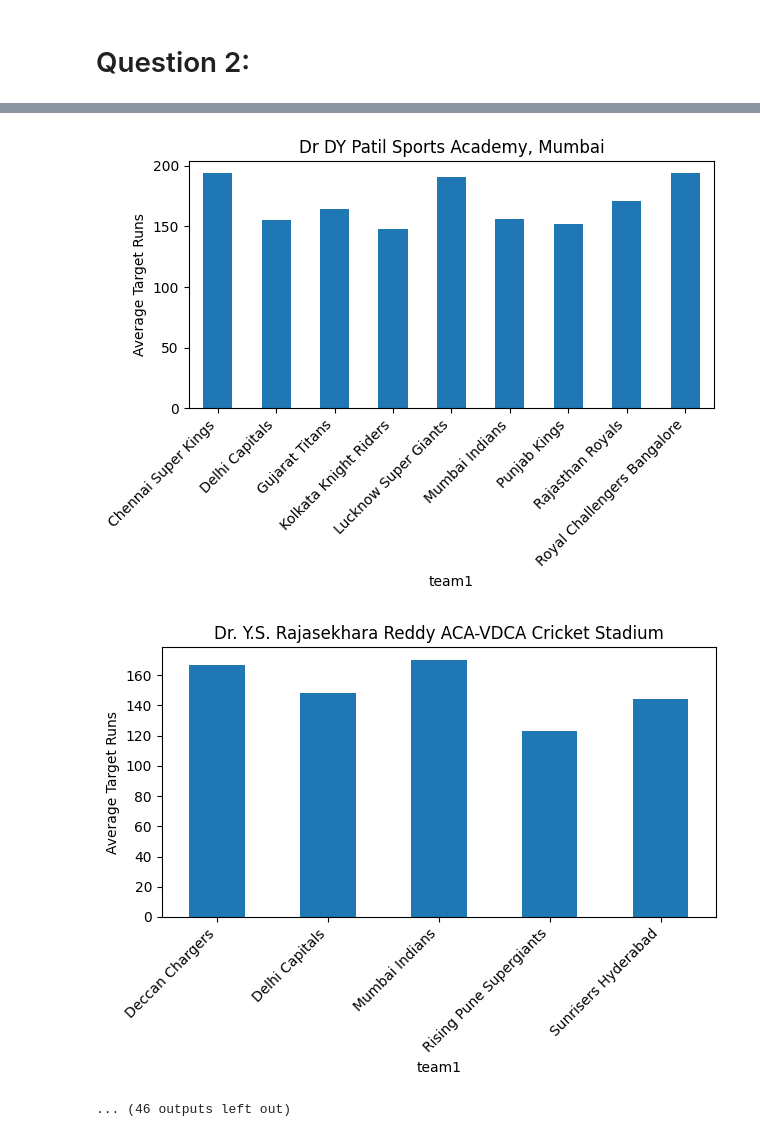
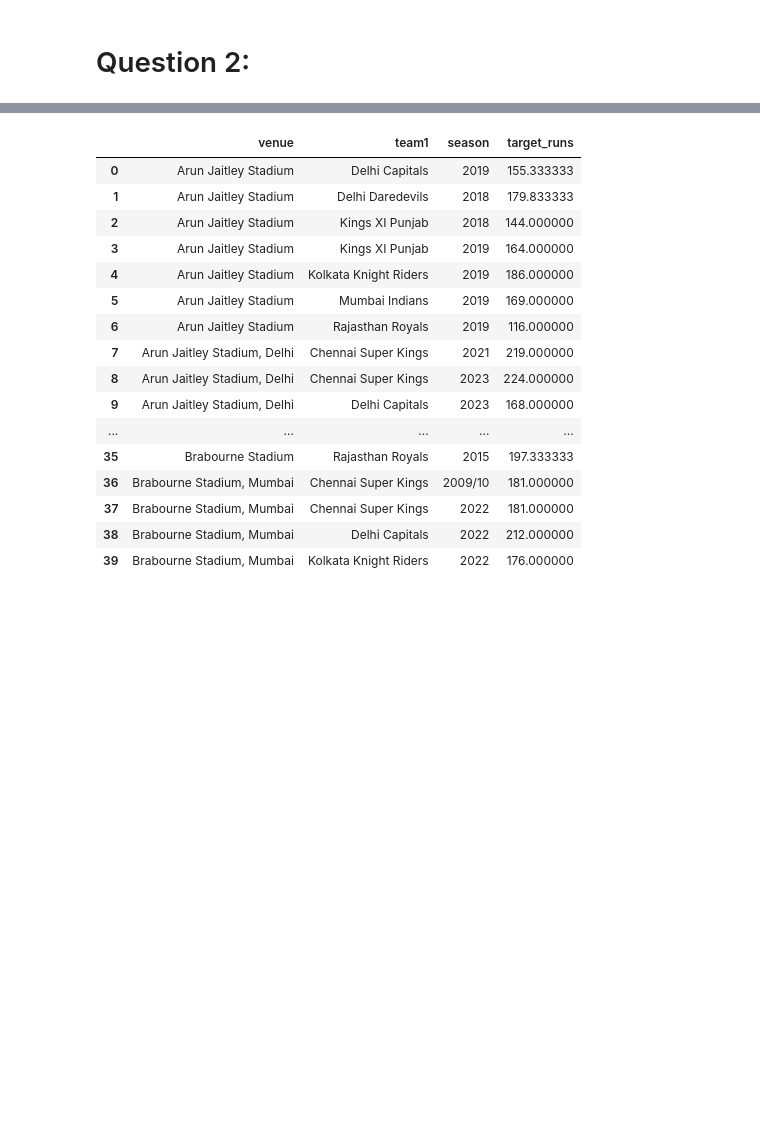
Before and after one commit to Himanshu0273/Logical-Problems, a Jupyter notebook: Review/Review 5/review.ipynb, the cells around one changed output, grey strips where cells are left out. Saved outputs shown, nothing was run; the diff lists cells and outputs as text; code cells hidden in the pictures; blank space fills up the shorter version.

```diff
--- a/Review/Review 5/review.ipynb
+++ b/Review/Review 5/review.ipynb
@@ -32,14 +31,15 @@ mat = pd.read_csv(d1)
 deliveries = pd.read_csv(d2)
 
 #Average score for each team in each venue for each season
-group_df = deliveries.groupby(['venue', 'team1'])['target_runs'].mean().reset_index()
-venues=group_df['venue'].unique()
-for v in venues:
-    data = group_df[group_df['venue'] == v]
-    data.set_index('team1')['target_runs'].plot(kind='bar', title=v)
-    plt.xticks(rotation=45, ha='right')
-    plt.ylabel('Average Target Runs')
-    plt.tight_layout()
-    plt.show()
+group_df = deliveries.groupby(['venue', 'team1', 'season'])['target_runs'].mean().reset_index()
+# mat
+# venues=group_df['venue'].unique()
+# for v in venues:
+#     data = group_df[group_df['venue'] == v]
+#     data.set_index('team1')['target_runs'].plot(kind='bar', title=v)
+#     plt.xticks( rotation=45, ha='right')
+#     plt.ylabel('Average Target Runs')
+#     plt.tight_layout()
+#     plt.show()
 # g=sns.FacetGrid(group_df, col='venue', col_wrap=4, height=4, sharey=False)
 # %% [output]
@@ -56,3 +46,17 @@ for v in venues:
-[figure, removed]
-[figure, removed]
-... (46 outputs left out)
+|  | venue | team1 | season | target_runs |
+| 0 | Arun Jaitley Stadium | Delhi Capitals | 2019 | 155.333333 |
+| 1 | Arun Jaitley Stadium | Delhi Daredevils | 2018 | 179.833333 |
+| 2 | Arun Jaitley Stadium | Kings XI Punjab | 2018 | 144.000000 |
+| 3 | Arun Jaitley Stadium | Kings XI Punjab | 2019 | 164.000000 |
+| 4 | Arun Jaitley Stadium | Kolkata Knight Riders | 2019 | 186.000000 |
+| 5 | Arun Jaitley Stadium | Mumbai Indians | 2019 | 169.000000 |
+| 6 | Arun Jaitley Stadium | Rajasthan Royals | 2019 | 116.000000 |
+| 7 | Arun Jaitley Stadium, Delhi | Chennai Super Kings | 2021 | 219.000000 |
+| 8 | Arun Jaitley Stadium, Delhi | Chennai Super Kings | 2023 | 224.000000 |
+| 9 | Arun Jaitley Stadium, Delhi | Delhi Capitals | 2023 | 168.000000 |
+| ... | ... | ... | ... | ... |
+| 35 | Brabourne Stadium | Rajasthan Royals | 2015 | 197.333333 |
+| 36 | Brabourne Stadium, Mumbai | Chennai Super Kings | 2009/10 | 181.000000 |
+| 37 | Brabourne Stadium, Mumbai | Chennai Super Kings | 2022 | 181.000000 |
+| 38 | Brabourne Stadium, Mumbai | Delhi Capitals | 2022 | 212.000000 |
+| 39 | Brabourne Stadium, Mumbai | Kolkata Knight Riders | 2022 | 176.000000 |
```
Also changed, not shown: parts of 3 cells of this notebook, 9 other files.
